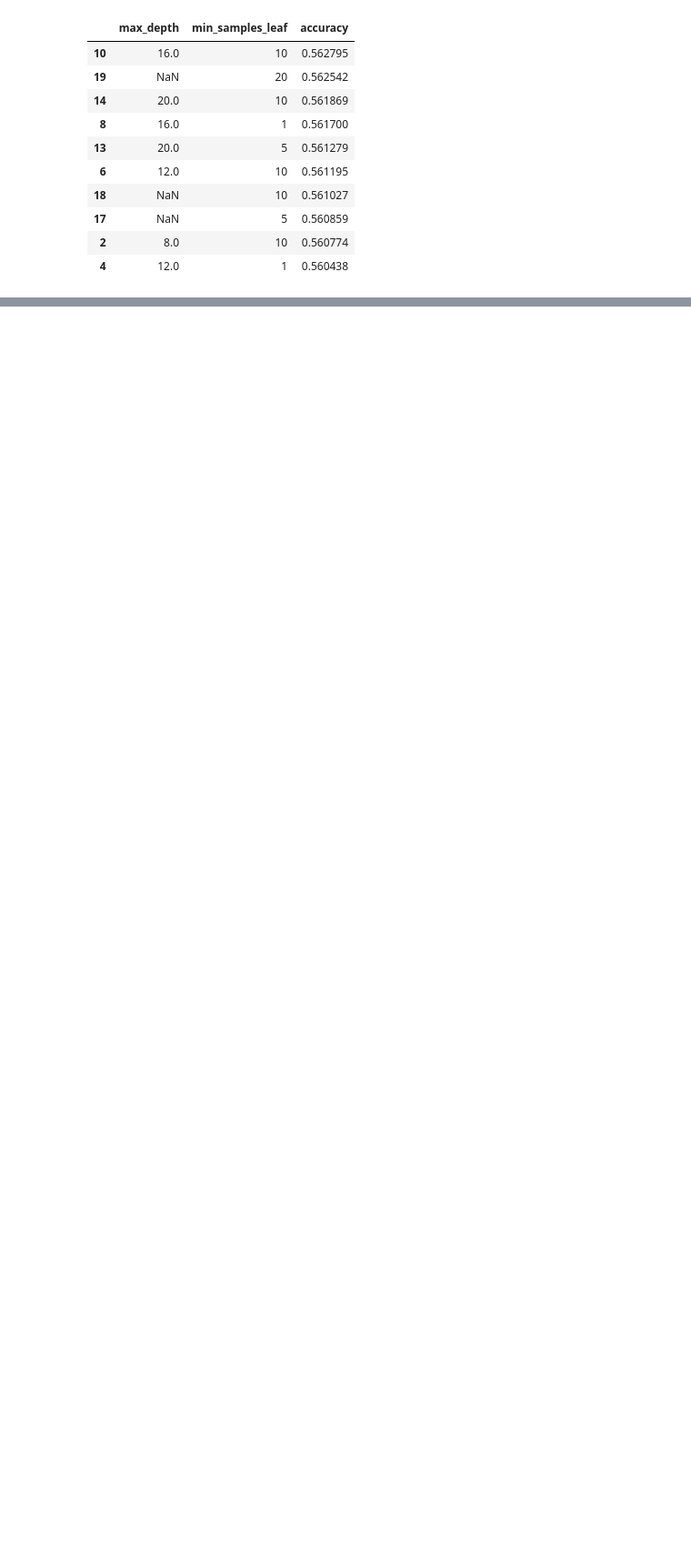
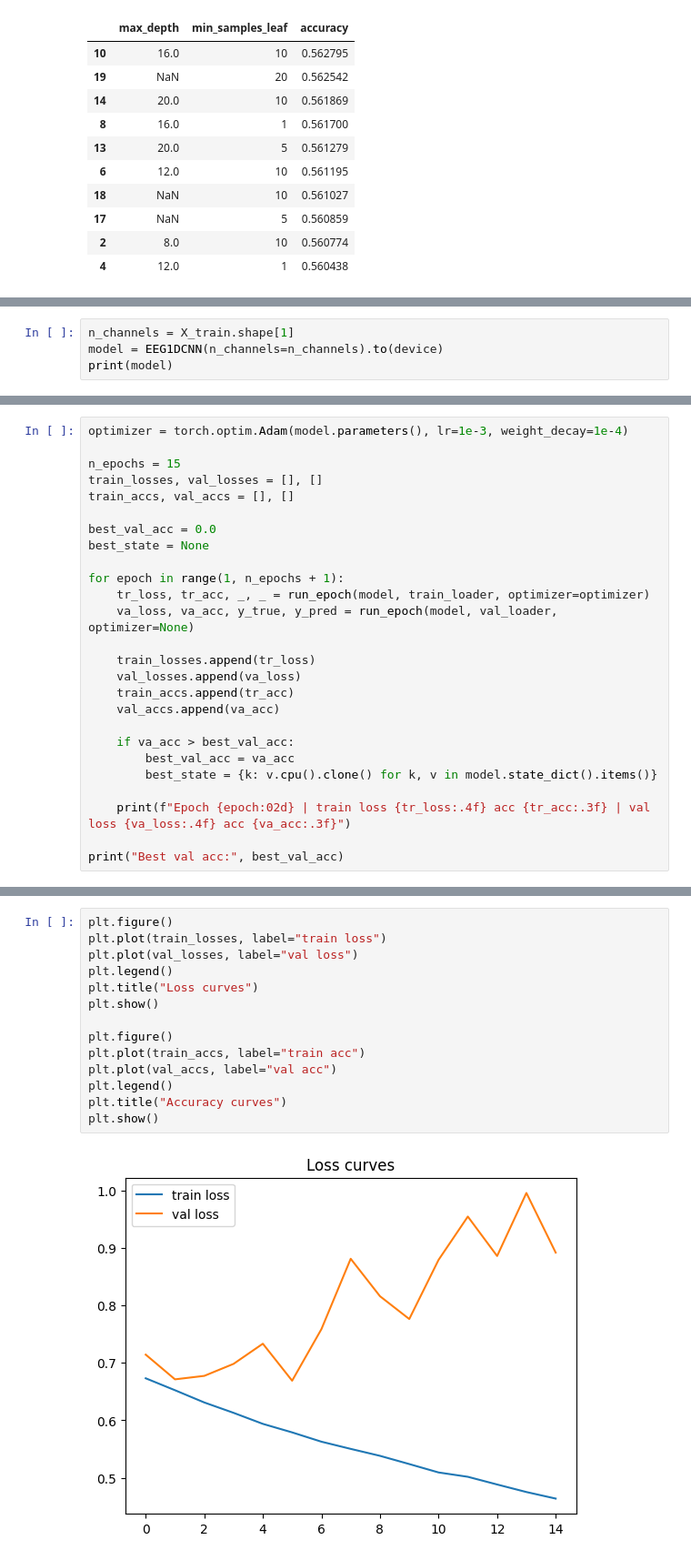
Before and after one commit to miletovaa/eeg-movement-classificator, a Jupyter notebook: main.ipynb, the cells around one changed output, grey strips where cells are left out. Shown at 91% size. Drawn from its saved outputs; the diff is of its cells as text; blank space fills up the shorter version.

```diff
--- a/main.ipynb
+++ b/main.ipynb
@@ -508,0 +587,4 @@ df_results.head(10)
+# %%
+n_channels = X_train.shape[1]
+model = EEG1DCNN(n_channels=n_channels).to(device)
+print(model)
@@ -508,0 +644,26 @@ df_results.head(10)
+# %%
+optimizer = torch.optim.Adam(model.parameters(), lr=1e-3, weight_decay=1e-4)
+
+n_epochs = 15
+train_losses, val_losses = [], []
+train_accs, val_accs = [], []
+
+best_val_acc = 0.0
+best_state = None
+
+for epoch in range(1, n_epochs + 1):
+    tr_loss, tr_acc, _, _ = run_epoch(model, train_loader, optimizer=optimizer)
+    va_loss, va_acc, y_true, y_pred = run_epoch(model, val_loader, optimizer=None)
+
+    train_losses.append(tr_loss)
+    val_losses.append(va_loss)
+    train_accs.append(tr_acc)
+    val_accs.append(va_acc)
+
+    if va_acc > best_val_acc:
+        best_val_acc = va_acc
+        best_state = {k: v.cpu().clone() for k, v in model.state_dict().items()}
+
+    print(f"Epoch {epoch:02d} | train loss {tr_loss:.4f} acc {tr_acc:.3f} | val loss {va_loss:.4f} acc {va_acc:.3f}")
+
+print("Best val acc:", best_val_acc)
@@ -508,0 +687,16 @@ df_results.head(10)
+# %%
+plt.figure()
+plt.plot(train_losses, label="train loss")
+plt.plot(val_losses, label="val loss")
+plt.legend()
+plt.title("Loss curves")
+plt.show()
+
+plt.figure()
+plt.plot(train_accs, label="train acc")
+plt.plot(val_accs, label="val acc")
+plt.legend()
+plt.title("Accuracy curves")
+plt.show()
+# %% [output]
+[figure, added]
```
Also changed, not shown: parts of 13 cells of this notebook.
